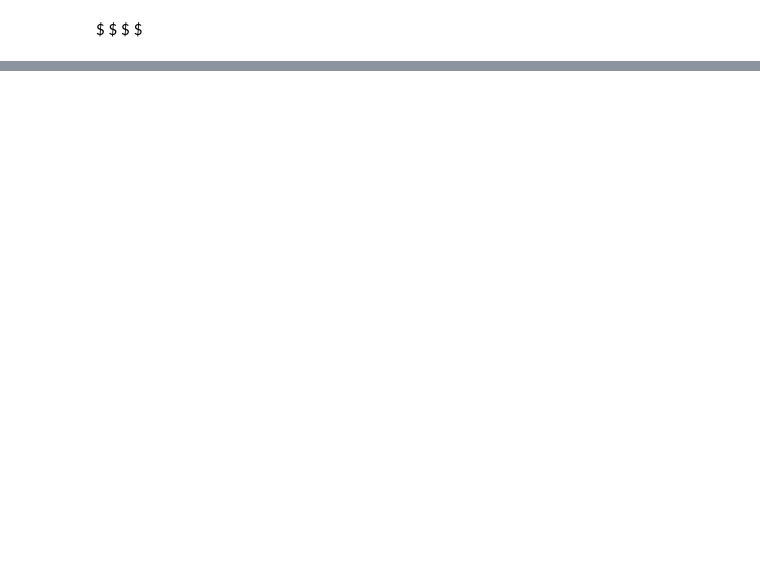
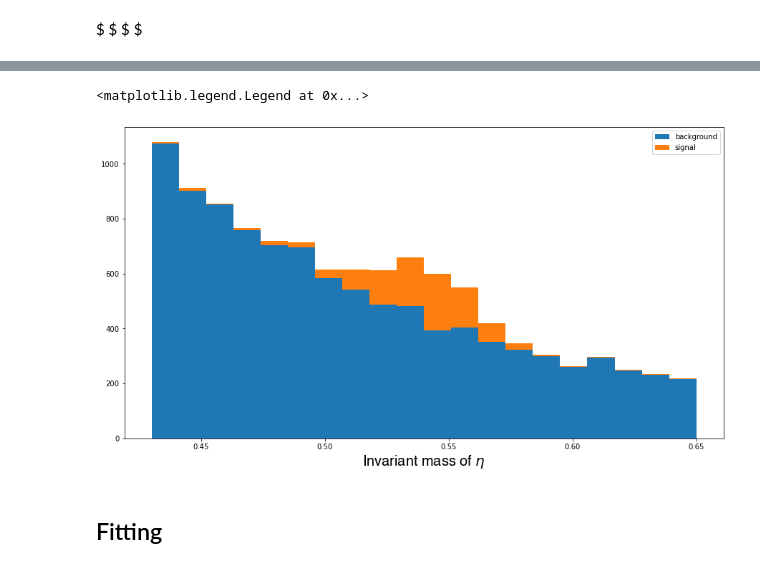
Before and after one commit to SaharGholipour/Sahar_MSc, a Jupyter notebook: mysignal_comparison.ipynb, the cells around one changed output, grey strips where cells are left out. Saved outputs shown, nothing was run; the diff lists cells and outputs as text; code cells hidden in the pictures; blank space fills up the shorter version.

Commit message:
fitting

```diff
--- a/mysignal_comparison.ipynb
+++ b/mysignal_comparison.ipynb
@@ -126,4 +122,5 @@ tree.to_pickle('semileptonic_Bdecay_data.pkl')
 # %%
 %%time
-t_pkl = pd.read_pickle('semileptonic_Bdecay_data.pkl')
-t_pkl
+# I removed charged particles in ROE form this data set
+data = pd.read_pickle('semileptonic_Bdecay_data.pkl')
+data
@@ -746,0 +540,9 @@ $ $
+# %%
+# eta and etaSB modes reconstruction
+df_eta_Bp = data.loc['charged'].query(
+    f'((B0_decayModeID=={eta_Bp} & B1_decayModeID<500) | (B1_decayModeID=={eta_Bp} & B0_decayModeID<500))'
+)
+
+df_eta_B0 = data.loc['mixed'].query(
+    f'((B0_decayModeID=={eta_B0} & B1_decayModeID<500) | (B1_decayModeID=={eta_B0} & B0_decayModeID<500))'
+)
@@ -746,0 +687,25 @@ $ $
+# %%
+# signal and background of eta
+
+etatrue_Bp_InvM=pd.concat([df_eta_Bp.query(cand0+AND+etatrue0)["pi4_B0_InvM"],
+                   df_eta_Bp.query(cand0+AND+etatrue1)["pi4_B1_InvM"]])
+etafalse_Bp_InvM=pd.concat([df_eta_Bp.query(cand0+AND+etawide0+AND+NOT+etatrue0)["pi4_B0_InvM"],
+                   df_eta_Bp.query(cand0+AND+etawide1+AND+NOT+etatrue1)["pi4_B1_InvM"]])
+
+etatrue_B0_InvM=pd.concat([df_eta_B0.query(cand0+AND+etatrue0)["pi4_B0_InvM"],
+                   df_eta_B0.query(cand0+AND+etatrue1)["pi4_B1_InvM"]])
+etafalse_B0_InvM=pd.concat([df_eta_B0.query(cand0+AND+etawide0+AND+NOT+etatrue0)["pi4_B0_InvM"],
+                   df_eta_B0.query(cand0+AND+etawide1+AND+NOT+etatrue1)["pi4_B1_InvM"]])
+
+etatrue_InvM = pd.Series.to_list(etatrue_Bp_InvM)+pd.Series.to_list(etatrue_B0_InvM)
+etafalse_InvM = pd.Series.to_list(etafalse_Bp_InvM)+pd.Series.to_list(etafalse_B0_InvM)
+
+plt.figure(figsize=(15, 8))
+plt.hist([etafalse_InvM,etatrue_InvM], histtype='barstacked', label=['background', 'signal'], bins=20)
+plt.xlabel('Invariant mass of $\eta$', fontdict=form_label)
+plt.legend()
+# %% [output]
+<matplotlib.legend.Legend at 0x...>
+[figure, added]
+# %% [markdown]
+## Fitting
```
Also changed, not shown: parts of 62 cells of this notebook.
